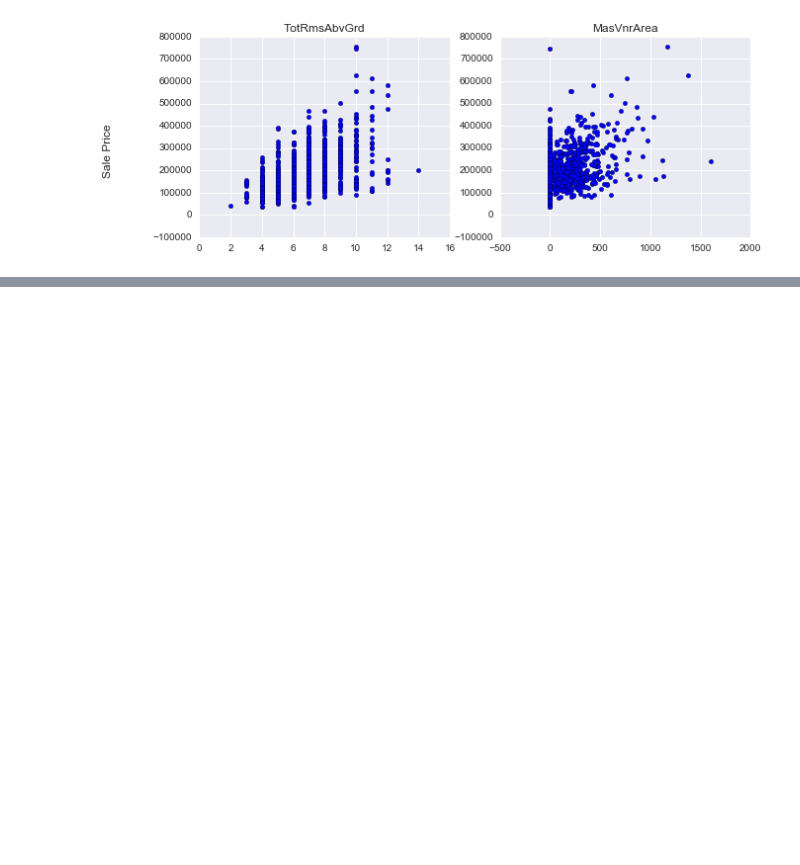
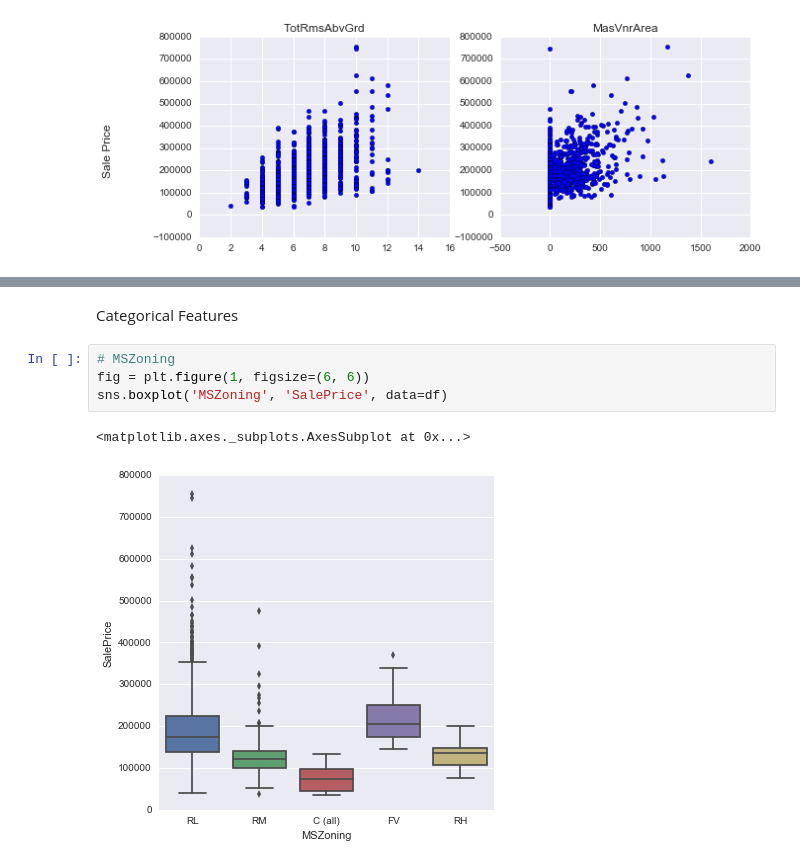
Before and after one commit to rajashreebaradur/Kaggle_HousePrices, a Jupyter notebook: getting_cleaning_data.ipynb, the cells around one changed output, grey strips where cells are left out. Saved outputs shown, nothing was run; the diff lists cells and outputs as text; blank space fills up the shorter version.

Commit message:
more visualizations added
more visualizations added

```diff
--- a/getting_cleaning_data.ipynb
+++ b/getting_cleaning_data.ipynb
@@ -233,3 +233,12 @@ fig.text(-0.01, 0.5, 'Sale Price', va='center', rotation='vertical', fontsize =
 # %% [output]
 <matplotlib.text.Text at 0x...>
 [figure]
+# %% [markdown]
+Categorical Features
+# %%
+# MSZoning
+fig = plt.figure(1, figsize=(6, 6))
+sns.boxplot('MSZoning', 'SalePrice', data=df)
+# %% [output]
+<matplotlib.axes._subplots.AxesSubplot at 0x...>
+[figure, added]
```
Also changed, not shown: parts of 6 cells of this notebook.
